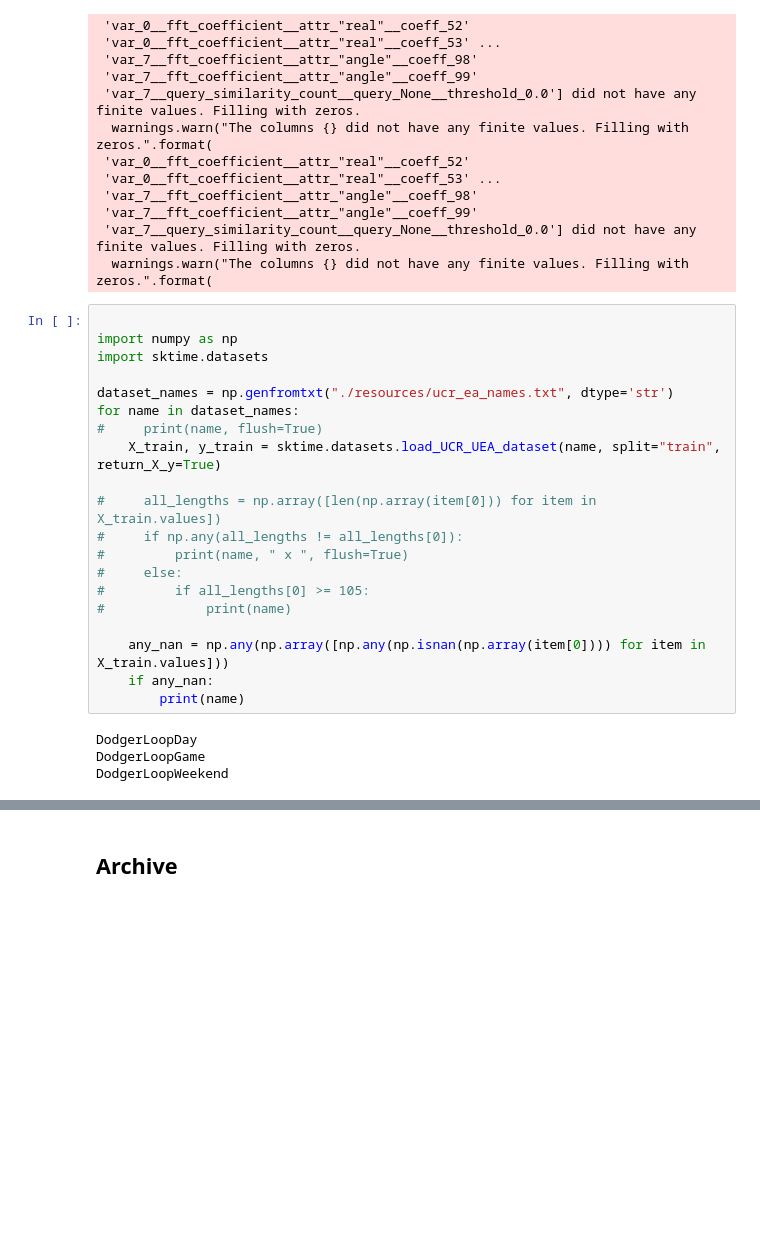
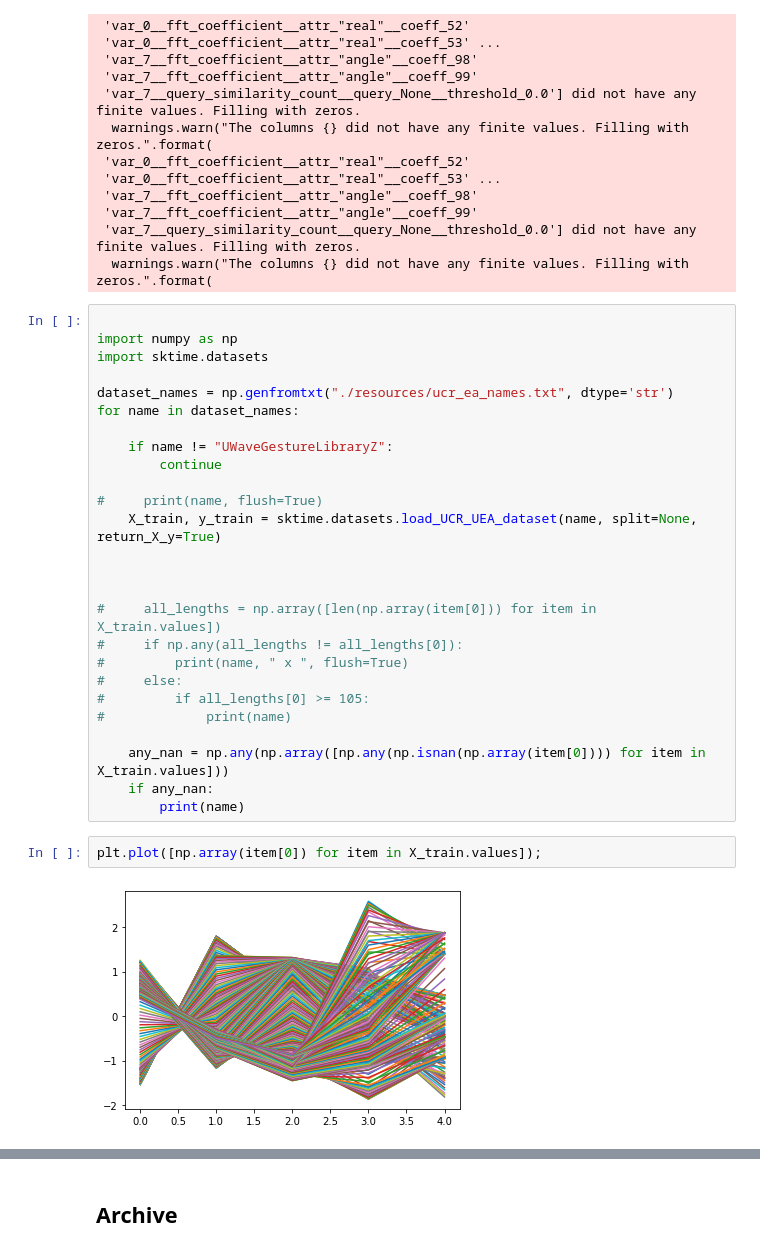
Before and after one commit to williamgilpin/dysts, a Jupyter notebook: benchmarks/transfer_learning.ipynb, the cells around one changed output, grey strips where cells are left out. Cells and saved outputs as stored; diff of their text form; blank space fills up the shorter version.

```diff
--- a/benchmarks/transfer_learning.ipynb
+++ b/benchmarks/transfer_learning.ipynb
@@ -357,8 +431,14 @@ import sktime.datasets
 
 dataset_names = np.genfromtxt("./resources/ucr_ea_names.txt", dtype='str')
 for name in dataset_names:
+
+    if name != "UWaveGestureLibraryZ":
+        continue
+
 #     print(name, flush=True)
-    X_train, y_train = sktime.datasets.load_UCR_UEA_dataset(name, split="train", return_X_y=True)
+    X_train, y_train = sktime.datasets.load_UCR_UEA_dataset(name, split=None, return_X_y=True)
+
+
 
 #     all_lengths = np.array([len(np.array(item[0])) for item in X_train.values])
 #     if np.any(all_lengths != all_lengths[0]):
@@ -370,7 +450,7 @@ for name in dataset_names:
     any_nan = np.any(np.array([np.any(np.isnan(np.array(item[0]))) for item in X_train.values]))
     if any_nan:
         print(name)
-# %% [output]
-DodgerLoopDay
-DodgerLoopGame
-DodgerLoopWeekend
+# %%
+plt.plot([np.array(item[0]) for item in X_train.values]);
+# %% [output]
+[figure, added]
```
Also changed, not shown: parts of 7 cells of this notebook, 2 other files.
